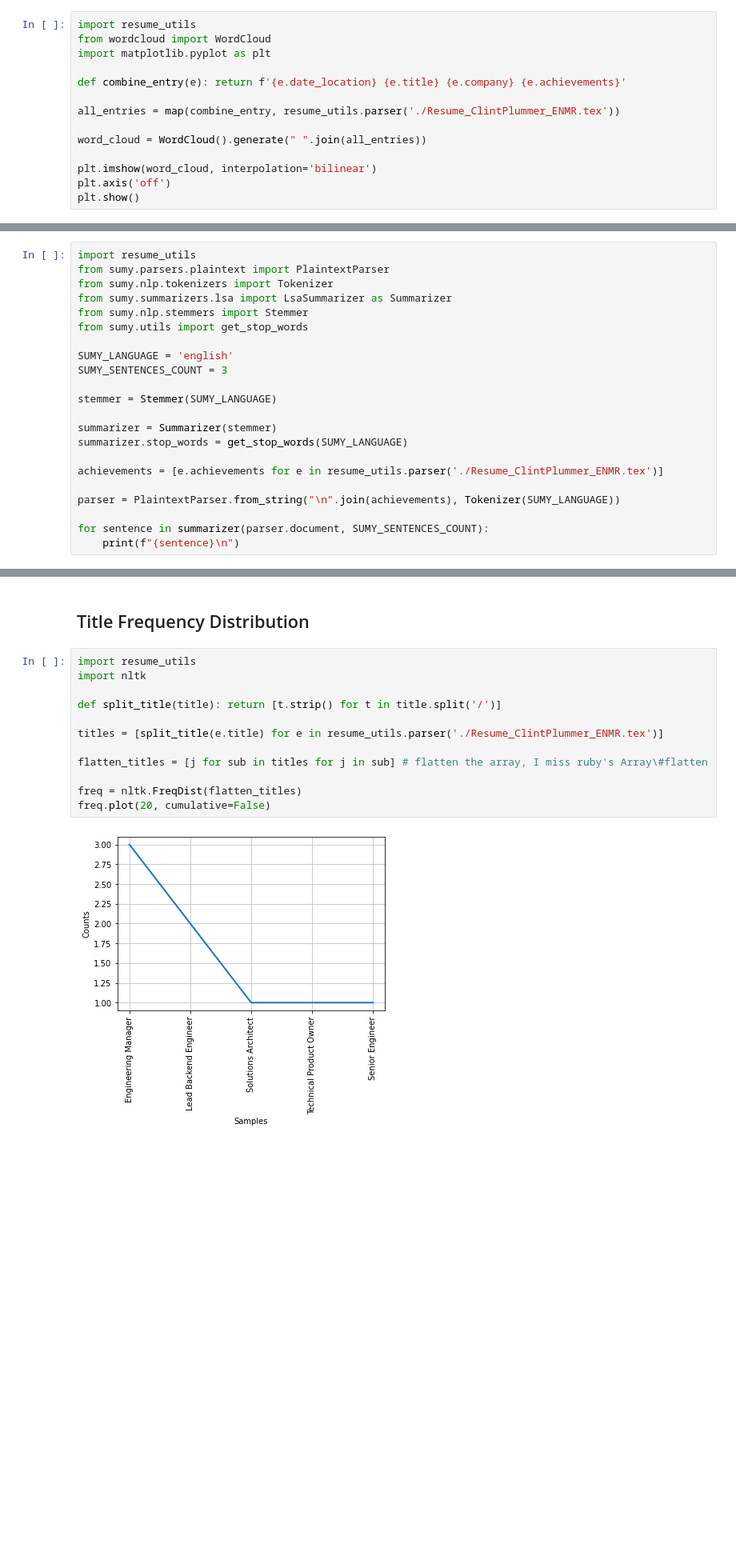
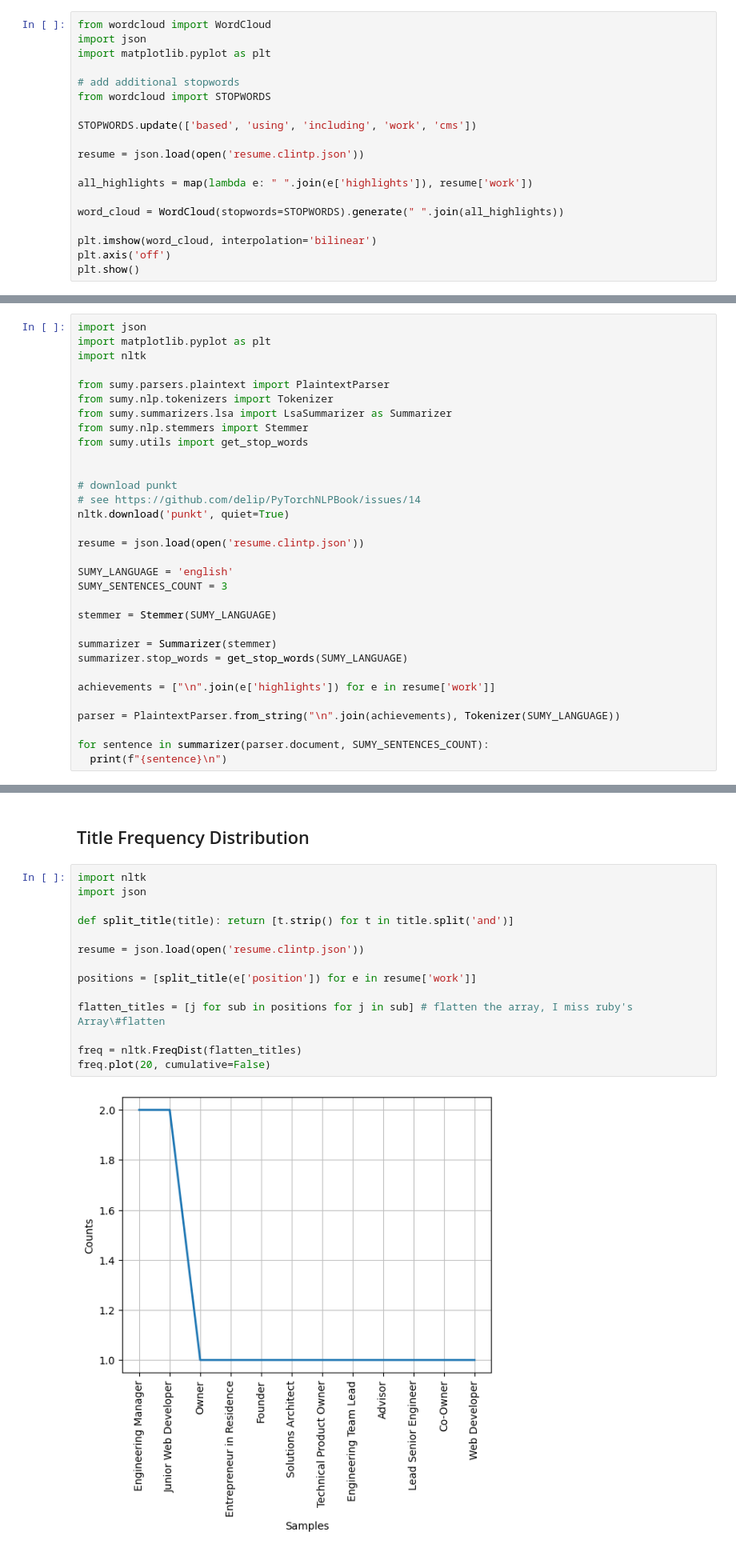
Before and after one commit to yuhonas/clintp.xyz, a Jupyter notebook: resume/resume.clintp.ipynb, the cells around one changed output, grey strips where cells are left out. Shown at 80% size. Drawn from its saved outputs; the diff is of its cells as text; blank space fills up the shorter version.

```diff
--- a/resume/resume.clintp.ipynb
+++ b/resume/resume.clintp.ipynb
@@ -11,15 +11,20 @@ This jupyter notebook is a light hearted analysis of my resume, there are an exh
 
 Simple word cloud based on the content of my resume
 # %%
-import resume_utils
 from wordcloud import WordCloud
+import json
 import matplotlib.pyplot as plt
 
-def combine_entry(e): return f'{e.date_location} {e.title} {e.company} {e.achievements}'
+# add additional stopwords
+from wordcloud import STOPWORDS
 
-all_entries = map(combine_entry, resume_utils.parser('./Resume_ClintPlummer_ENMR.tex'))
+STOPWORDS.update(['based', 'using', 'including', 'work', 'cms'])
 
-word_cloud = WordCloud().generate(" ".join(all_entries))
+resume = json.load(open('resume.clintp.json'))
+
+all_highlights = map(lambda e: " ".join(e['highlights']), resume['work'])
+
+word_cloud = WordCloud(stopwords=STOPWORDS).generate(" ".join(all_highlights))
 
 plt.imshow(word_cloud, interpolation='bilinear')
 plt.axis('off')
@@ -31,12 +36,22 @@ plt.show()
 
 My top three achievements ranked using [Latent_semantic_analysis](https://en.wikipedia.org/wiki/Latent_semantic_analysis)
 # %%
-import resume_utils
+import json
+import matplotlib.pyplot as plt
+import nltk
+
 from sumy.parsers.plaintext import PlaintextParser
 from sumy.nlp.tokenizers import Tokenizer
 from sumy.summarizers.lsa import LsaSummarizer as Summarizer
 from sumy.nlp.stemmers import Stemmer
 from sumy.utils import get_stop_words
+
+
+# download punkt
+# see https://github.com/delip/PyTorchNLPBook/issues/14
+nltk.download('punkt', quiet=True)
+
+resume = json.load(open('resume.clintp.json'))
 
 SUMY_LANGUAGE = 'english'
 SUMY_SENTENCES_COUNT = 3
@@ -46,10 +61,10 @@ stemmer = Stemmer(SUMY_LANGUAGE)
 summarizer = Summarizer(stemmer)
 summarizer.stop_words = get_stop_words(SUMY_LANGUAGE)
 
-achievements = [e.achievements for e in resume_utils.parser('./Resume_ClintPlummer_ENMR.tex')]
+achievements = ["\n".join(e['highlights']) for e in resume['work']]
 
 parser = PlaintextParser.from_string("\n".join(achievements), Tokenizer(SUMY_LANGUAGE))
 
 for sentence in summarizer(parser.document, SUMY_SENTENCES_COUNT):
-    print(f"{sentence}\n")
+  print(f"{sentence}\n")
 # %% [output]
@@ -61,16 +76,18 @@ Facilitated growth of the company from 5 - 50 employee’s through formulation &
 # %% [markdown]
 ## Title Frequency Distribution
 # %%
-import resume_utils
 import nltk
+import json
 
-def split_title(title): return [t.strip() for t in title.split('/')]
+def split_title(title): return [t.strip() for t in title.split('and')]
 
-titles = [split_title(e.title) for e in resume_utils.parser('./Resume_ClintPlummer_ENMR.tex')]
+resume = json.load(open('resume.clintp.json'))
 
-flatten_titles = [j for sub in titles for j in sub] # flatten the array, I miss ruby's Array\#flatten
+positions = [split_title(e['position']) for e in resume['work']]
+
+flatten_titles = [j for sub in positions for j in sub] # flatten the array, I miss ruby's Array\#flatten
 
 freq = nltk.FreqDist(flatten_titles)
 freq.plot(20, cumulative=False)
 # %% [output]
-[figure, old version]
+[figure, new version]
```
Also changed, not shown: parts of 4 cells of this notebook, 2 other files.
